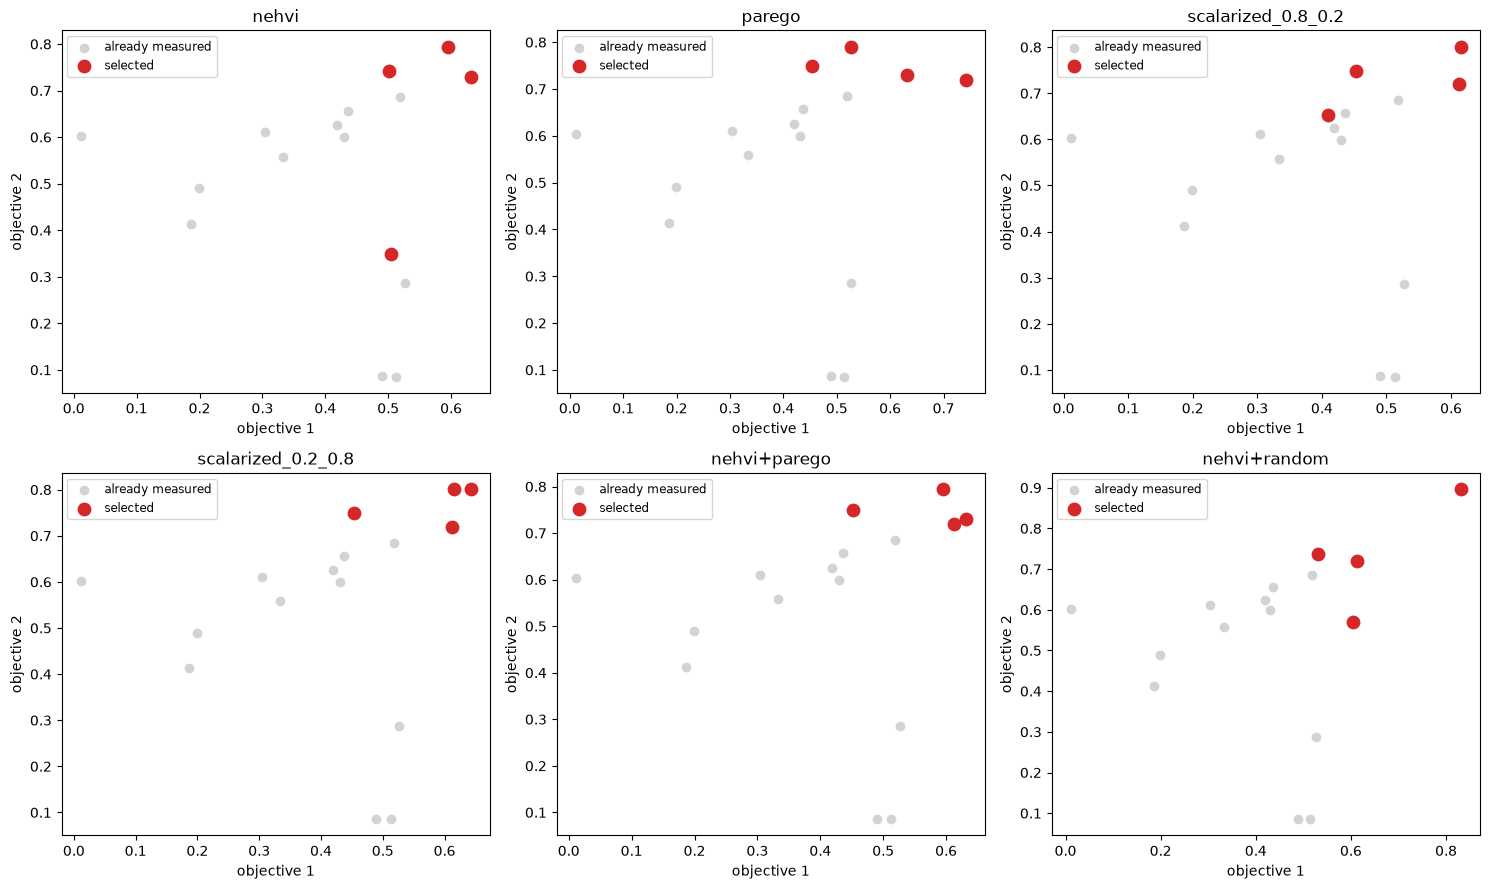
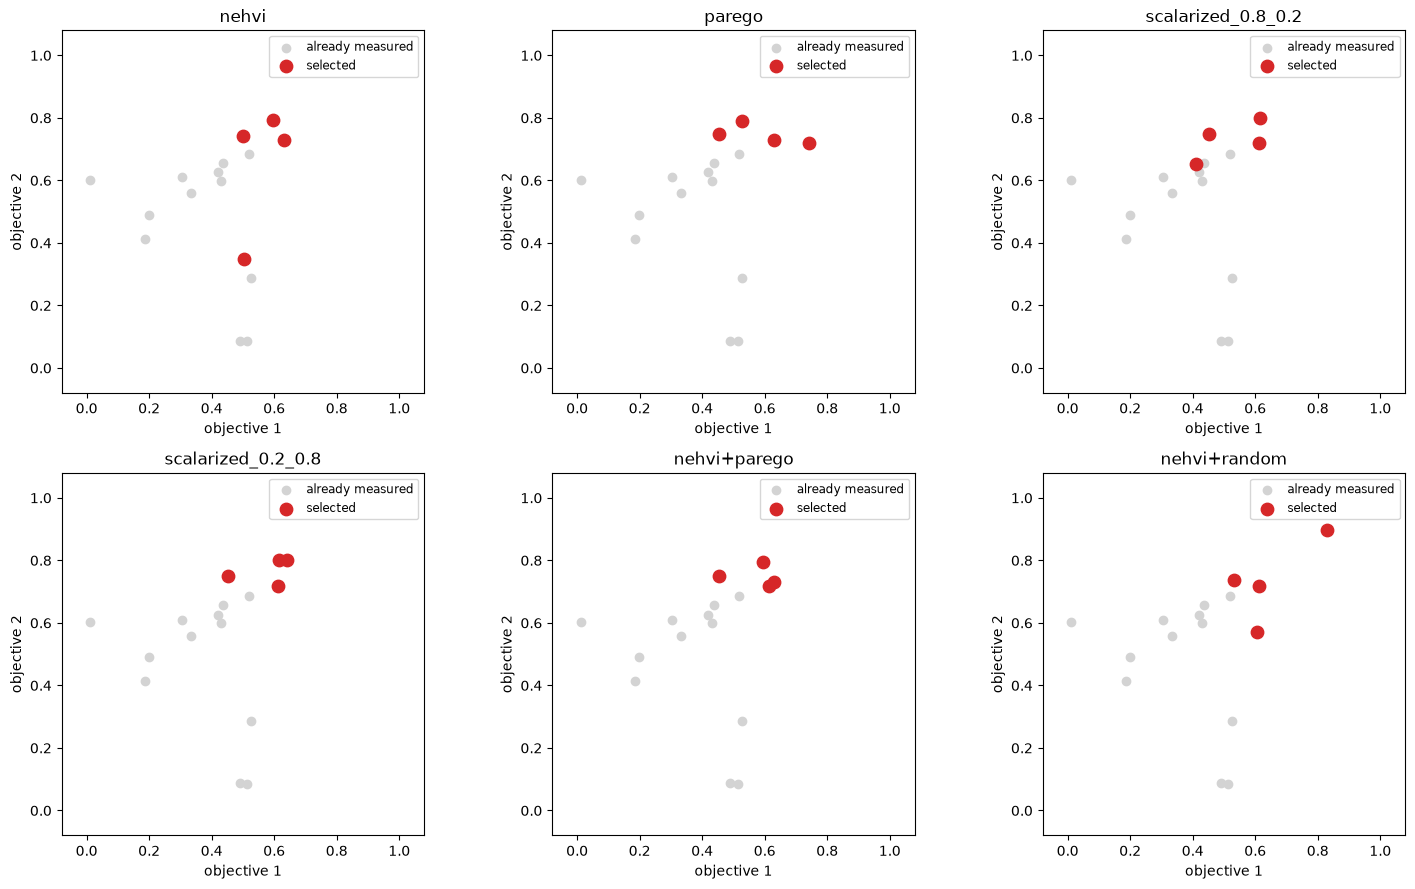
The change to this notebook cell's code, shown as a diff; its figure went from the first image to the second:
--- before
+++ after
@@ -6,4 +6,9 @@
     ax.set_xlabel("objective 1")
     ax.set_ylabel("objective 2")
+    # Fixed [0, 1] objective window (objectives are normalized) so all six panels
+    # share one scale and are directly comparable.
+    ax.set_xlim(*plotting.OBJECTIVE_LIMS)
+    ax.set_ylim(*plotting.OBJECTIVE_LIMS)
+    ax.set_aspect("equal", adjustable="box")
     ax.legend(loc="best", fontsize="small")
 fig.tight_layout();

Commit: Pin objective-space plots to a fixed [0,1] square window